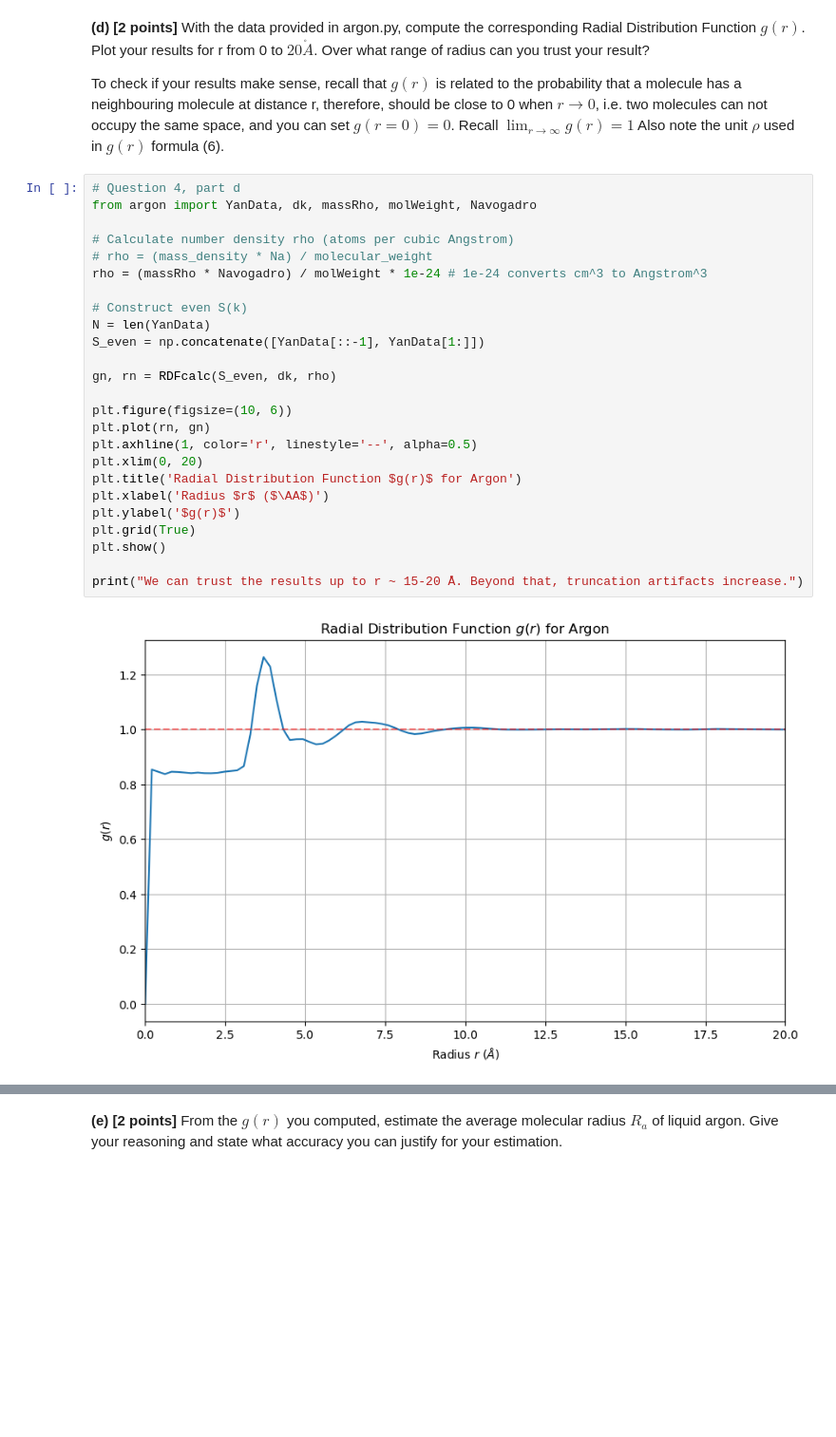
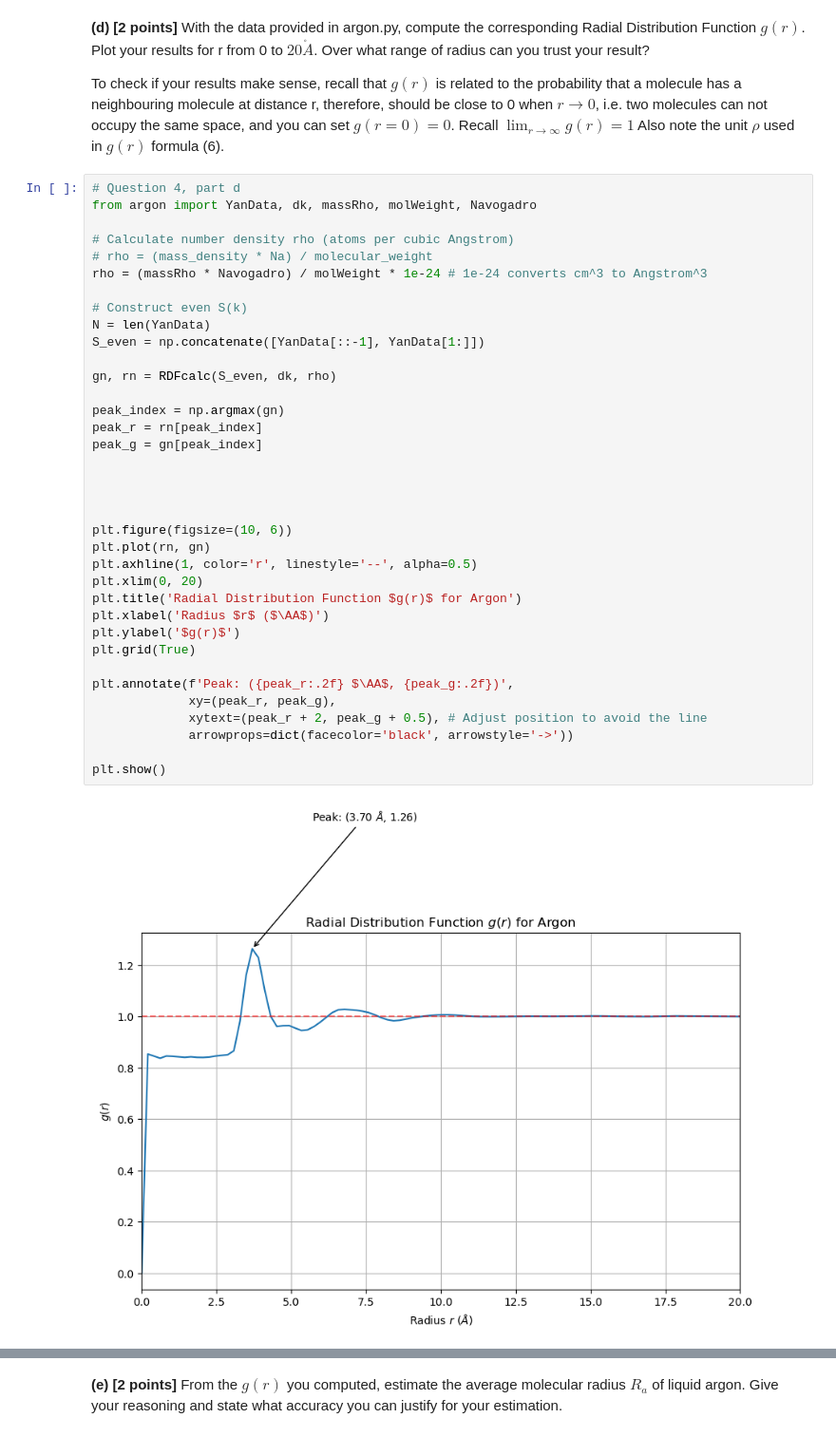
Before and after one commit to 21chengjk1/PHY408Labs, a Jupyter notebook: Lab3/Jack_Cheng_Lab3.ipynb, the cells around one changed output, grey strips where cells are left out. Shown at 95% size. Cells and saved outputs as stored; diff of their text form; blank space fills up the shorter version.

```diff
--- a/Lab3/Jack_Cheng_Lab3.ipynb
+++ b/Lab3/Jack_Cheng_Lab3.ipynb
@@ -371,27 +388,38 @@ To check if your results make sense, recall that $g(r)$ is related to the probab
 # %%
 # Question 4, part d
 from argon import YanData, dk, massRho, molWeight, Navogadro
 
 # Calculate number density rho (atoms per cubic Angstrom)
 # rho = (mass_density * Na) / molecular_weight
 rho = (massRho * Navogadro) / molWeight * 1e-24 # 1e-24 converts cm^3 to Angstrom^3
 
 # Construct even S(k)
 N = len(YanData)
 S_even = np.concatenate([YanData[::-1], YanData[1:]])
 
 gn, rn = RDFcalc(S_even, dk, rho)
 
+peak_index = np.argmax(gn)
+peak_r = rn[peak_index]
+peak_g = gn[peak_index]
+
+
+
+
 plt.figure(figsize=(10, 6))
 plt.plot(rn, gn)
 plt.axhline(1, color='r', linestyle='--', alpha=0.5)
 plt.xlim(0, 20)
 plt.title('Radial Distribution Function $g(r)$ for Argon')
 plt.xlabel('Radius $r$ ($\AA$)')
 plt.ylabel('$g(r)$')
 plt.grid(True)
+
+plt.annotate(f'Peak: ({peak_r:.2f} $\AA$, {peak_g:.2f})',
+             xy=(peak_r, peak_g),
+             xytext=(peak_r + 2, peak_g + 0.5), # Adjust position to avoid the line
+             arrowprops=dict(facecolor='black', arrowstyle='->'))
+
 plt.show()
-
-print("We can trust the results up to r ~ 15-20 Å. Beyond that, truncation artifacts increase.")
 # %% [output]
-[figure, old version]
+[figure, new version]
```
Also changed, not shown: parts of 15 cells of this notebook.
